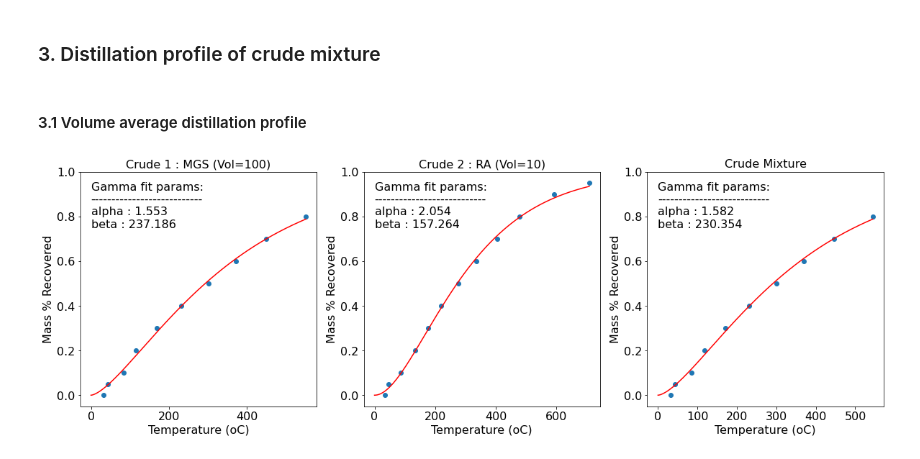
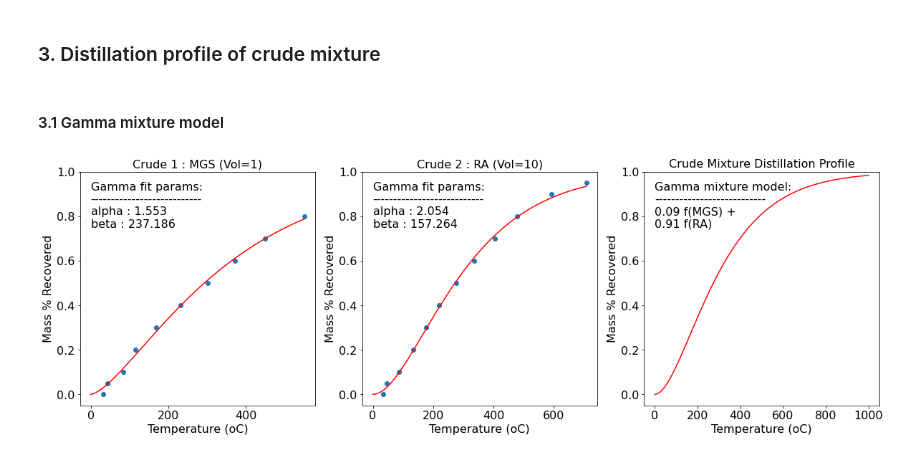
Before and after one commit to RobBlumberg/validere_distillation, a Jupyter notebook: distillation-profile.ipynb, the cells around one changed output. Saved outputs shown, nothing was run; the diff lists cells and outputs as text; code cells hidden in the pictures.

Commit message:
implement gamma mixture model

```diff
--- a/distillation-profile.ipynb
+++ b/distillation-profile.ipynb
@@ -24,13 +28,20 @@ def get_distillation_profile(crude_name, date="recent"):
     crude_name : str
         acronym of crude
     date : str
-        date for which to get distillation profile.
+        Date for which to get distillation profile.
         Must be in format 'YYYY-MM-DD' or 'recent'.
         Defaults to 'recent'.
 
     Returns:
     --------
+    pandas.DataFrame
+        Dataframe storing distillation profile of specified crude.
 
+    Examples:
+    ---------
+    >>> crude = "MGS"
+    >>> date = "recent"
+    >>> get_distillation_profile(crude, date)
     """
 
     assert date == "recent" or re.match("\\d\\d\\d\\d-\\d\\d-\\d\\d", date), \
@@ -78,8 +91,7 @@ def get_distillation_profile(crude_name, date="recent"):
 # %%
 crude = "MGS"
 date = "recent"
-crude_df = get_distillation_profile(crude, date)
-crude_df
+get_distillation_profile(crude, date)
 # %% [output]
 |  | Temperature( oC ) | Average( oC ) | Standard Deviation( oC ) |
 | IBP | 32.9 | 33.8 | 1.2 |
@@ -134,7 +146,7 @@ gamma_fit("RA", ax=ax);
 # %% [markdown]
 ### 3. Distillation profile of crude mixture
 # %% [markdown]
-#### 3.1 Volume average distillation profile
+#### 3.1 Gamma mixture model
 # %%
 crude1 = "MGS"
 crude2 = "RA"
@@ -155,32 +167,26 @@ def volume_average_distillation_profile(crude1, crude2, vol1, vol2):
     ax[1].set_title(f"Crude 2 : {crude2} (Vol={vol2})", size=16)
 
     total_vol = vol1 + vol2
-    crude_mix_df = (vol1 / total_vol)*mgs_df + (vol2 / total_vol)*ra_df
 
-    temp = crude_mix_df["Temperature( oC )"].dropna()
-    distilled = [float(x) / 100 if x != "IBP" else 0 for x in list(crude_mix_df.index)][0:len(temp)]
+    temps = np.linspace(0, 1000, 1000)
+    mixture_model = (vol1 / total_vol)*scipy.stats.gamma(a=fit_params1[0], scale=fit_params1[1]).cdf(temps) + \
+                    (vol2 / total_vol)*scipy.stats.gamma(a=fit_params2[0], scale=fit_params2[1]).cdf(temps)
 
-    f = lambda temp, a, b: scipy.stats.gamma(a=a, scale=b).cdf(temp)
-    fit_params, cov_matrix = curve_fit(f, temp, distilled, p0=[5, 60])
-
-    temps = np.linspace(0, max(temp), 1000)
-    fit_vals = scipy.stats.gamma(a=fit_params[0], scale=fit_params[1]).cdf(temps)
-
-    ax[2].scatter(temp, distilled)
-    ax[2].plot(temps, fit_vals, color="red")
+    ax[2].plot(temps, mixture_model, color="red")
     ax[2].set_xlabel("Temperature (oC)", size=16)
     ax[2].set_ylabel("Mass % Recovered", size=16)
     ax[2].tick_params(labelsize=16)
-    ax[2].annotate(f"Gamma fit params: \n" +
+    ax[2].annotate(f"Gamma mixture model: \n" +
                    "---------------------------\n" +
-                   f"alpha : {fit_params[0]:.3f}\nbeta : {fit_params[1]:.3f}",
+                   f"{vol1 / total_vol :.2f} f({crude1}) + \n{vol2 / total_vol :.2f} f({crude2})",
                    xy=(0, 0.75),
                    size=16)
-    ax[2].set_title("Crude Mixture", size=16)
+    ax[2].set_title("Crude Mixture Distillation Profile", size=16)
     ax[2].set_ylim(-0.05, 1)
 
-    return crude_mix_df, fig
+
+    return mixture_model, fig
 # %%
-mix = volume_average_distillation_profile("MGS", "RA", 100, 10)
+mix = volume_average_distillation_profile("MGS", "RA", 1, 10)
 # %% [output]
-[figure, old version]
+[figure, new version]
```
Also changed, not shown: parts of 5 cells of this notebook.
